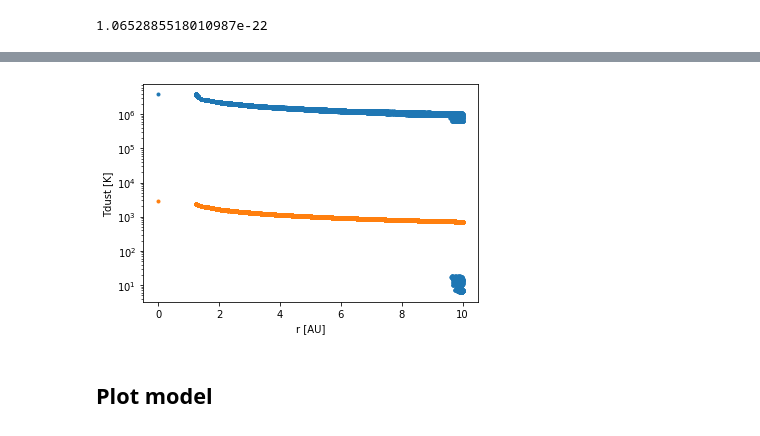
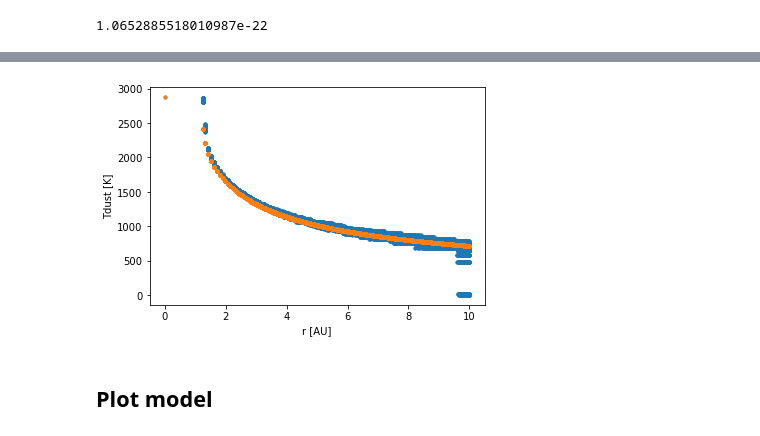
Before and after one commit to Magritte-code/Magritte, a Jupyter notebook: docs/src/1_examples/1_post-processing/3_create_Phantom_3D_grey_dust_mats.ipynb, the cells around one changed output, grey strips where cells are left out. Cells and saved outputs as stored; diff of their text form; code cells hidden in the pictures.

```diff
--- a/docs/src/1_examples/1_post-processing/3_create_Phantom_3D_grey_dust_mats.ipynb
+++ b/docs/src/1_examples/1_post-processing/3_create_Phantom_3D_grey_dust_mats.ipynb
@@ -89,7 +89,7 @@ velocity = np.array((vx,vy,vz)).transpose() * 0.0
 
 # Add star
 R_star = 1.23988992
-T_star = 2874000.0 # [K]
+T_star = 2874.0 # [K]
 N_star = 12*4**5
 p_star = healpy.pixelfunc.pix2vec(healpy.npix2nside(N_star), range(N_star))
 p_star = R_star * np.array(p_star).transpose() + pos_star
@@ -245,7 +245,7 @@ T_cond = 1200.0         # K
 δ      =   50.0         # K
 σ      = 5.670374419e-8 # W m^-2 K^-4
 
-T_dust = 2874*(1/2*(1-np.sqrt(1.0e-9+1.0-np.square(R_star*constants.au.si.value/np.linalg.norm(position, axis=1)))))**(1/4)
+T_dust = T_star*(1/2*(1-np.sqrt(1.0e-9+1.0-np.square(R_star*constants.au.si.value/np.linalg.norm(position, axis=1)))))**(1/4)
 T_dust[-1] = 2874
 
 k = lambda T_dust: k_max / (1.0 + np.exp((T_dust - T_cond)/δ)) + 2.0e-4
@@ -309,12 +309,12 @@ F = np.array(model.grey_F)
 # %%
 plt.plot(np.linalg.norm(position-pos_star*constants.au.si.value, axis=1)/constants.au.si.value, (J*np.pi/σ)**(1/4), '.')
 plt.plot(np.linalg.norm(position-pos_star*constants.au.si.value, axis=1)/constants.au.si.value, T_dust, '.')
-plt.yscale('log')
+# plt.yscale('log')
 plt.xlabel('r [AU]')
 plt.ylabel('Tdust [K]')
 plt.show()
 # %% [output]
-[figure, old version]
+[figure, new version]
 # %% [markdown]
 ## Plot model
 # %% [markdown]
```
Also changed, not shown: parts of 1 cell of this notebook, 1 other file.
